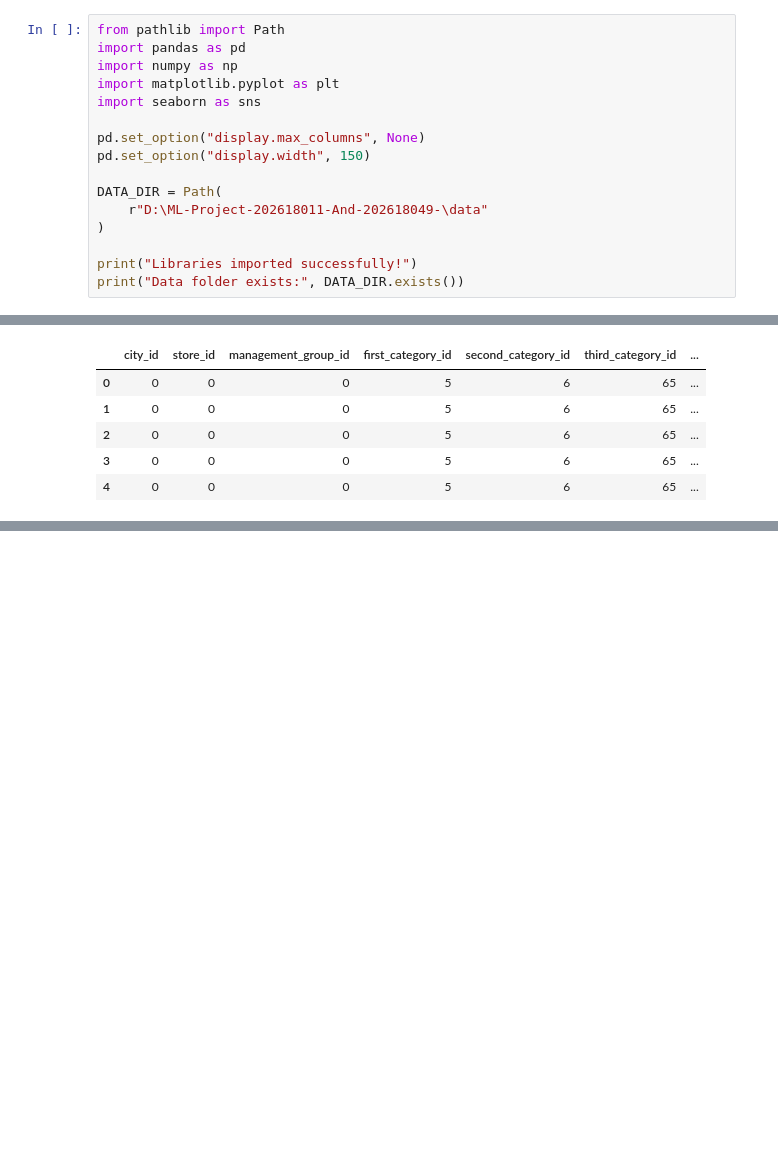
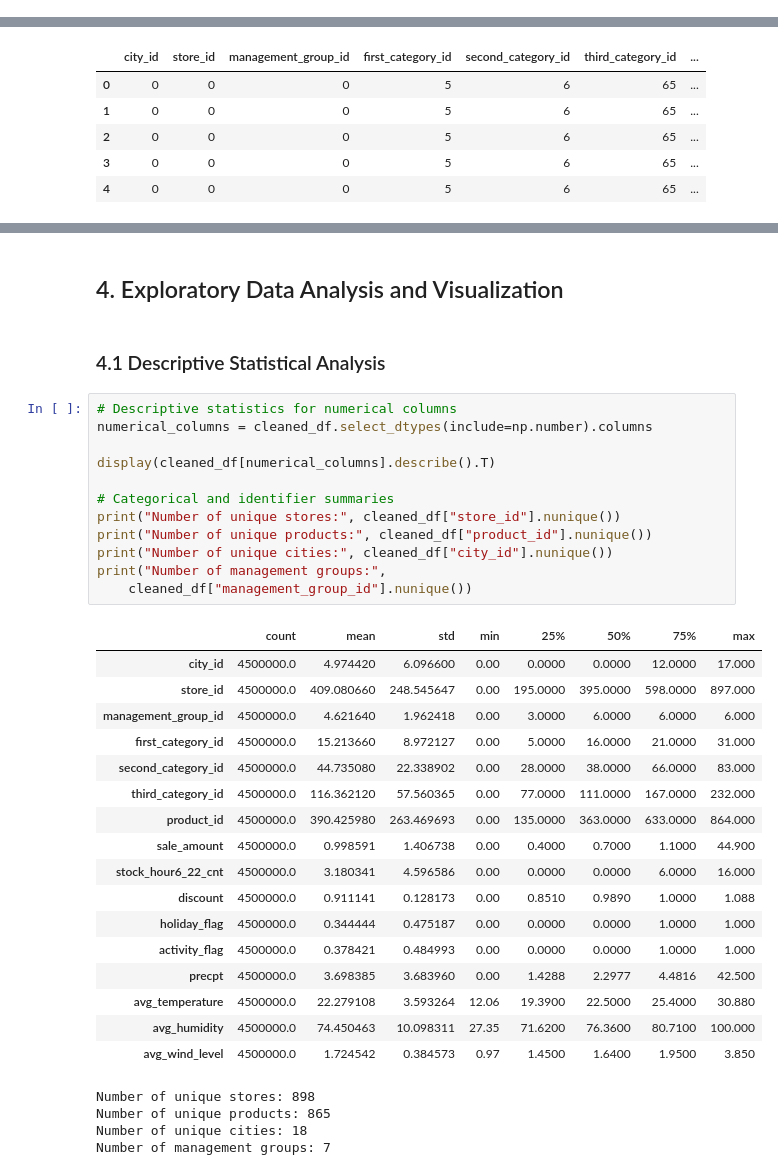
Before and after one commit to 202618049/ML-Project-202618011-And-202618049-, a Jupyter notebook: notebook/FMCG_Demand_Forecasting.ipynb, the cells around one changed output, grey strips where cells are left out. Drawn from its saved outputs; the diff is of its cells as text; blank space fills up the shorter version.

```diff
--- a/notebook/FMCG_Demand_Forecasting.ipynb
+++ b/notebook/FMCG_Demand_Forecasting.ipynb
@@ -27,19 +46,3 @@ for file in DATA_DIR.iterdir():
 # %% [output]
 dashboard_clean_15k.csv | 1.83 MB
 train_batched.csv | 1373.10 MB
-# %%
-from pathlib import Path
-import pandas as pd
-import numpy as np
-import matplotlib.pyplot as plt
-import seaborn as sns
-
-pd.set_option("display.max_columns", None)
-pd.set_option("display.width", 150)
-
-DATA_DIR = Path(
-    r"D:\ML-Project-202618011-And-202618049-\data"
-)
-
-print("Libraries imported successfully!")
-print("Data folder exists:", DATA_DIR.exists())
@@ -297,0 +969,38 @@ display(summary)
+# %% [markdown]
+## 4. Exploratory Data Analysis and Visualization
+# %% [markdown]
+### 4.1 Descriptive Statistical Analysis
+# %%
+# Descriptive statistics for numerical columns
+numerical_columns = cleaned_df.select_dtypes(include=np.number).columns
+
+display(cleaned_df[numerical_columns].describe().T)
+
+# Categorical and identifier summaries
+print("Number of unique stores:", cleaned_df["store_id"].nunique())
+print("Number of unique products:", cleaned_df["product_id"].nunique())
+print("Number of unique cities:", cleaned_df["city_id"].nunique())
+print("Number of management groups:",
+    cleaned_df["management_group_id"].nunique())
+# %% [output]
+|  | count | mean | std | min | 25% | 50% | 75% | max |
+| city_id | 4500000.0 | 4.974420 | 6.096600 | 0.00 | 0.0000 | 0.0000 | 12.0000 | 17.000 |
+| store_id | 4500000.0 | 409.080660 | 248.545647 | 0.00 | 195.0000 | 395.0000 | 598.0000 | 897.000 |
+| management_group_id | 4500000.0 | 4.621640 | 1.962418 | 0.00 | 3.0000 | 6.0000 | 6.0000 | 6.000 |
+| first_category_id | 4500000.0 | 15.213660 | 8.972127 | 0.00 | 5.0000 | 16.0000 | 21.0000 | 31.000 |
+| second_category_id | 4500000.0 | 44.735080 | 22.338902 | 0.00 | 28.0000 | 38.0000 | 66.0000 | 83.000 |
+| third_category_id | 4500000.0 | 116.362120 | 57.560365 | 0.00 | 77.0000 | 111.0000 | 167.0000 | 232.000 |
+| product_id | 4500000.0 | 390.425980 | 263.469693 | 0.00 | 135.0000 | 363.0000 | 633.0000 | 864.000 |
+| sale_amount | 4500000.0 | 0.998591 | 1.406738 | 0.00 | 0.4000 | 0.7000 | 1.1000 | 44.900 |
+| stock_hour6_22_cnt | 4500000.0 | 3.180341 | 4.596586 | 0.00 | 0.0000 | 0.0000 | 6.0000 | 16.000 |
+| discount | 4500000.0 | 0.911141 | 0.128173 | 0.00 | 0.8510 | 0.9890 | 1.0000 | 1.088 |
+| holiday_flag | 4500000.0 | 0.344444 | 0.475187 | 0.00 | 0.0000 | 0.0000 | 1.0000 | 1.000 |
+| activity_flag | 4500000.0 | 0.378421 | 0.484993 | 0.00 | 0.0000 | 0.0000 | 1.0000 | 1.000 |
+| precpt | 4500000.0 | 3.698385 | 3.683960 | 0.00 | 1.4288 | 2.2977 | 4.4816 | 42.500 |
+| avg_temperature | 4500000.0 | 22.279108 | 3.593264 | 12.06 | 19.3900 | 22.5000 | 25.4000 | 30.880 |
+| avg_humidity | 4500000.0 | 74.450463 | 10.098311 | 27.35 | 71.6200 | 76.3600 | 80.7100 | 100.000 |
+| avg_wind_level | 4500000.0 | 1.724542 | 0.384573 | 0.97 | 1.4500 | 1.6400 | 1.9500 | 3.850 |
+Number of unique stores: 898
+Number of unique products: 865
+Number of unique cities: 18
+Number of management groups: 7
```
Also changed, not shown: parts of 42 cells of this notebook, 1 other file.
